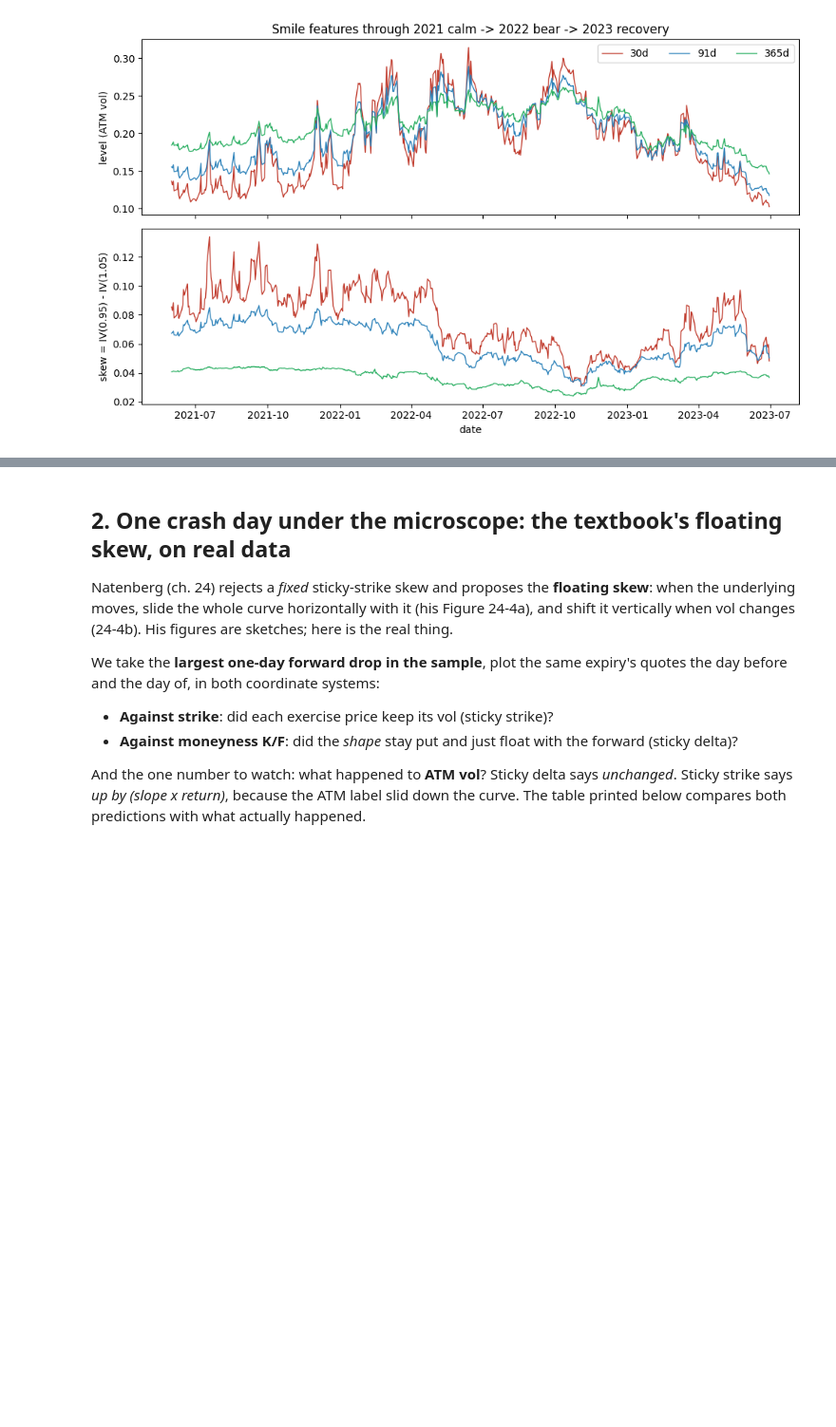
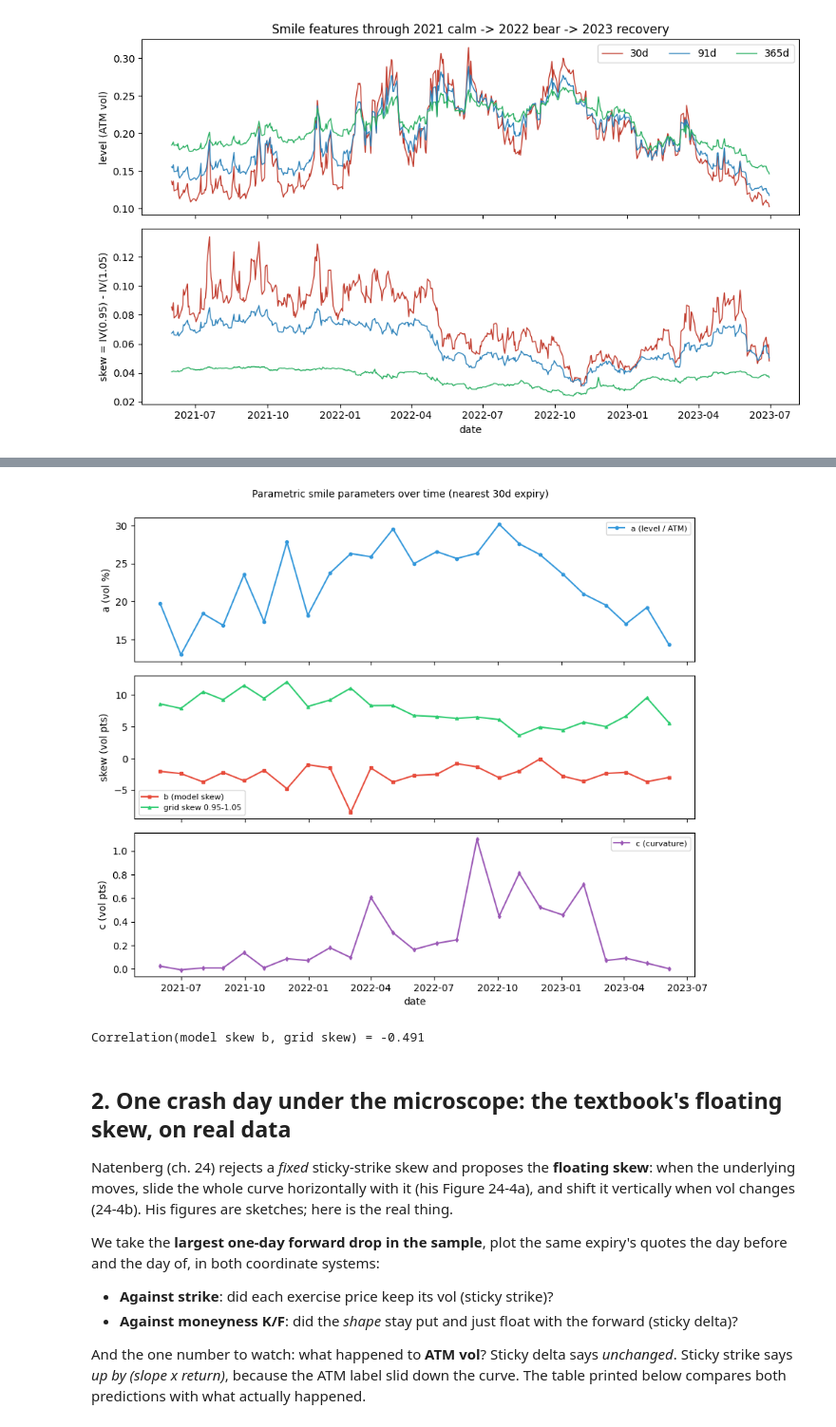
Before and after one commit to harrodyuan/DS4FE, a Jupyter notebook: DS4FE_IV_Surface_Skew_Dynamics.ipynb, the cells around one changed output, grey strips where cells are left out. Shown at 95% size. Saved outputs shown, nothing was run; the diff lists cells and outputs as text; code cells hidden in the pictures; blank space fills up the shorter version.

```diff
--- a/DS4FE_IV_Surface_Skew_Dynamics.ipynb
+++ b/DS4FE_IV_Surface_Skew_Dynamics.ipynb
@@ -211,3 +253,39 @@ tenor_d
+# %%
+# Track parametric smile parameters over time (sampled days)
+sample_days = sorted(glob.glob(f'{IV}/iv_*.parquet'))[::21]
+params = []
+for f in sample_days:
+    dt = pd.Timestamp(os.path.basename(f)[3:13])
+    d = pd.read_parquet(f)
+    exp = d.loc[(d['T'] * 365.25 - 30).abs().idxmin(), 'expiry']
+    e = d[d['expiry'] == exp]
+    T_, F_ = e['T'].iloc[0], e['F'].iloc[0]
+    atm = np.interp(F_, e['strike'], e['iv'])
+    z = np.log(e['strike'] / F_) / (atm * np.sqrt(T_))
+    coeffs = np.polyfit(z, e['iv'], 2)
+    params.append({'date': dt, 'a': coeffs[2], 'b': coeffs[1], 'c': coeffs[0]})
+params_df = pd.DataFrame(params).set_index('date').sort_index()
+
+# compare model skew (b) to grid-based skew on same dates
+grid_skew = feat[(30, 'skew')].reindex(params_df.index)
+params_df['grid_skew'] = grid_skew.values
+
+fig, axes = plt.subplots(3, 1, figsize=(9, 7.5), sharex=True)
+axes[0].plot(params_df.index, params_df['a']*100, 'o-', ms=3, color='#3498DB', label='a (level / ATM)')
+axes[0].set_ylabel('a (vol %)'); axes[0].legend(fontsize=8)
+axes[1].plot(params_df.index, params_df['b']*100, 's-', ms=3, color='#E74C3C', label='b (model skew)')
+axes[1].plot(params_df.index, params_df['grid_skew']*100, '^-', ms=3, color='#2ECC71', label='grid skew 0.95-1.05')
+axes[1].set_ylabel('skew (vol pts)'); axes[1].legend(fontsize=8)
+axes[2].plot(params_df.index, params_df['c']*100, 'd-', ms=3, color='#9B59B6', label='c (curvature)')
+axes[2].set_ylabel('c (vol pts)'); axes[2].set_xlabel('date'); axes[2].legend(fontsize=8)
+plt.suptitle('Parametric smile parameters over time (nearest 30d expiry)', y=0.995, fontsize=10)
+plt.tight_layout(); plt.show()
+
+corr = params_df['b'].corr(params_df['grid_skew'])
+print(f'Correlation(model skew b, grid skew) = {corr:.3f}')
+# %% [output]
+[figure, added]
+Correlation(model skew b, grid skew) = -0.491
 # %% [markdown]
 ## 2. One crash day under the microscope: the textbook's floating skew, on real data
 
```
Also changed, not shown: parts of 2 cells of this notebook.
